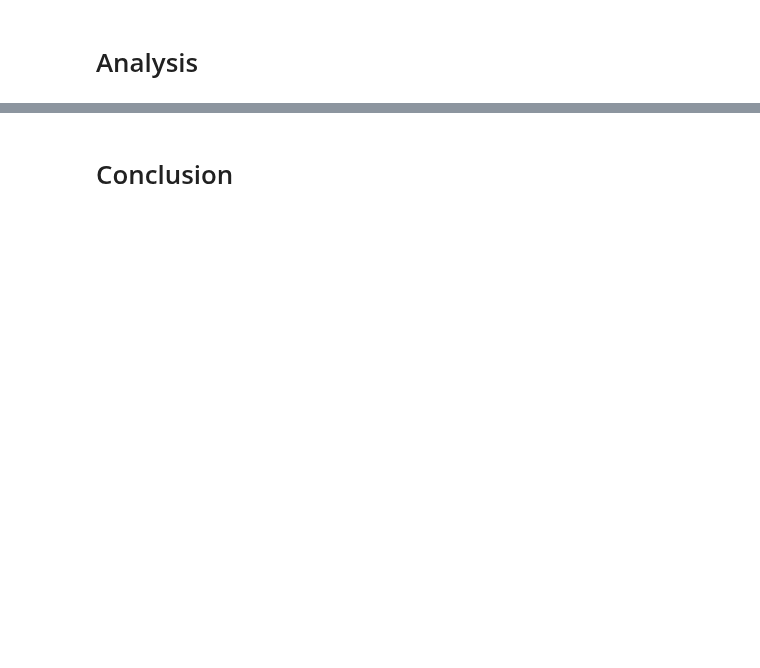
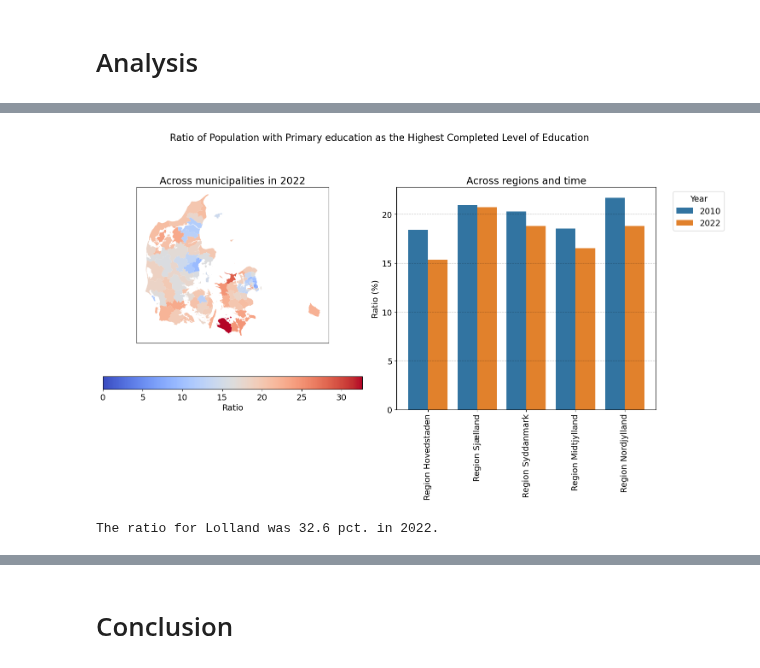
Before and after one commit to NumEconCopenhagen/projects-2023-iim, a Jupyter notebook: dataproject/dataproject.ipynb, the cells around one changed output, grey strips where cells are left out. Cells and saved outputs as stored; diff of their text form; code cells hidden in the pictures; blank space fills up the shorter version.

```diff
--- a/dataproject/dataproject.ipynb
+++ b/dataproject/dataproject.ipynb
@@ -228,2 +222,20 @@ df_merge
+# %%
+# Creating a dictionary of geodataframes for plotting
+gpd1 = gpd.read_file('kommuner.geojson')
+gpd1 = gpd1.rename(columns={'KOMNAVN':'Municipalities'})
+gpd1 = gpd1.replace("København", "Copenhagen")
+
+education_list = ['Primary education', "VET", "Higher education"]
+date_list = [2010, 2022]
+
+map_dict = {}  # Dictionary to store map_df values
+
+for education in education_list:
+    for date in date_list:
+        clean_df = df_municipalities.loc[(df_municipalities['EDUCATION'] == education) & (df_municipalities['Date'] == date)] #Keep only relevant obs
+        merge_df = pd.merge(clean_df, gpd1, how = 'inner', on = ['Municipalities']); #Merge on GEOSJON file
+        map_df = gpd.GeoDataFrame(merge_df, geometry='geometry') # Transform to Geodataframe
+        key = f"{education}_{date}"  # Generate a unique key based on education and date
+        map_dict[key] = map_df
 # %% [markdown]
 # Analysis
@@ -303,0 +249,7 @@ The plot shows that the ratio between people with a higher education varies acro
+# %%
+dp.subplot(map_dict, df_municipalities, 'Primary education_2022', 'Primary education')
+
+print(dp.ratio(map_dict['Primary education_2022'], "Lolland"))
+# %% [output]
+[figure, added]
+The ratio for Lolland was 32.6 pct. in 2022.
```
Also changed, not shown: parts of 37 cells of this notebook, 3 other files.
